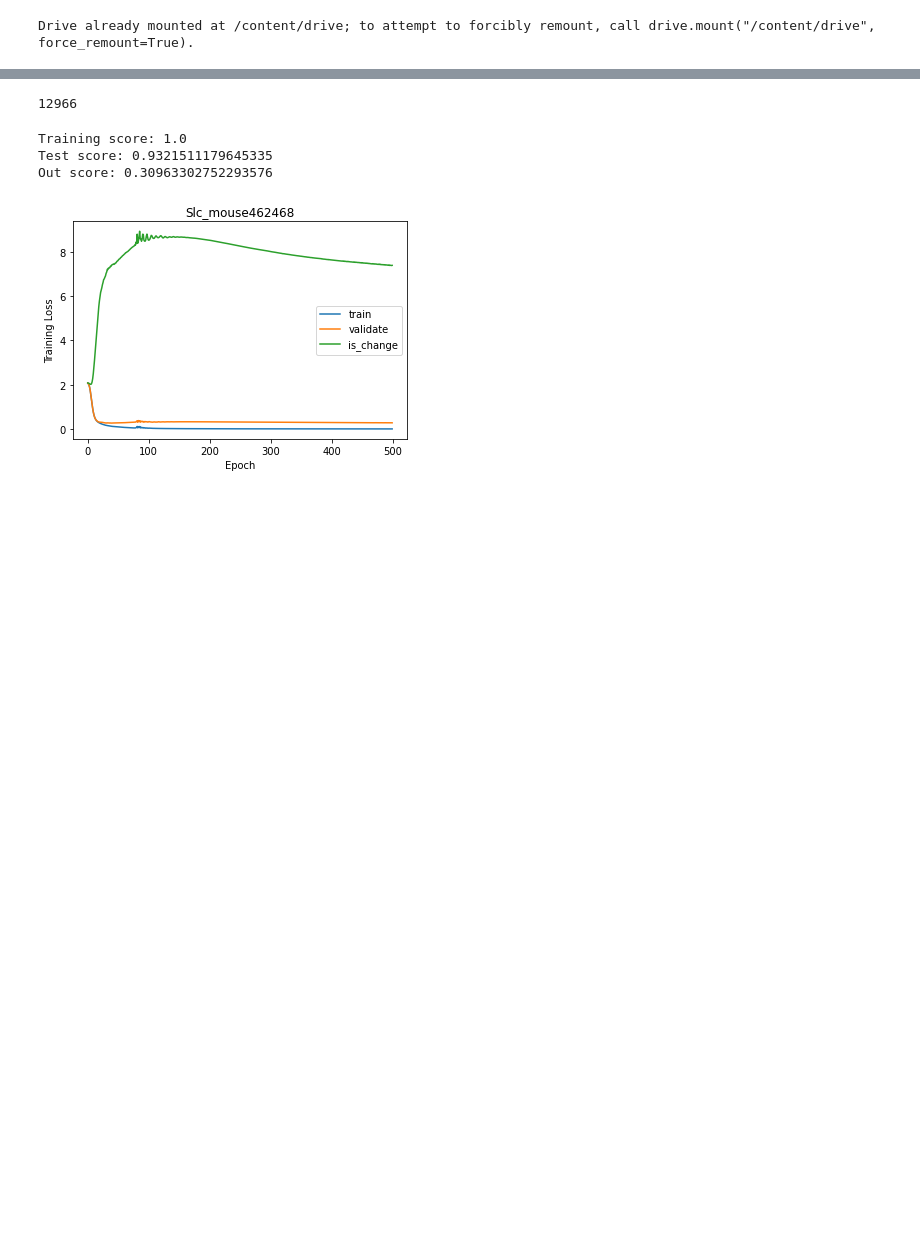
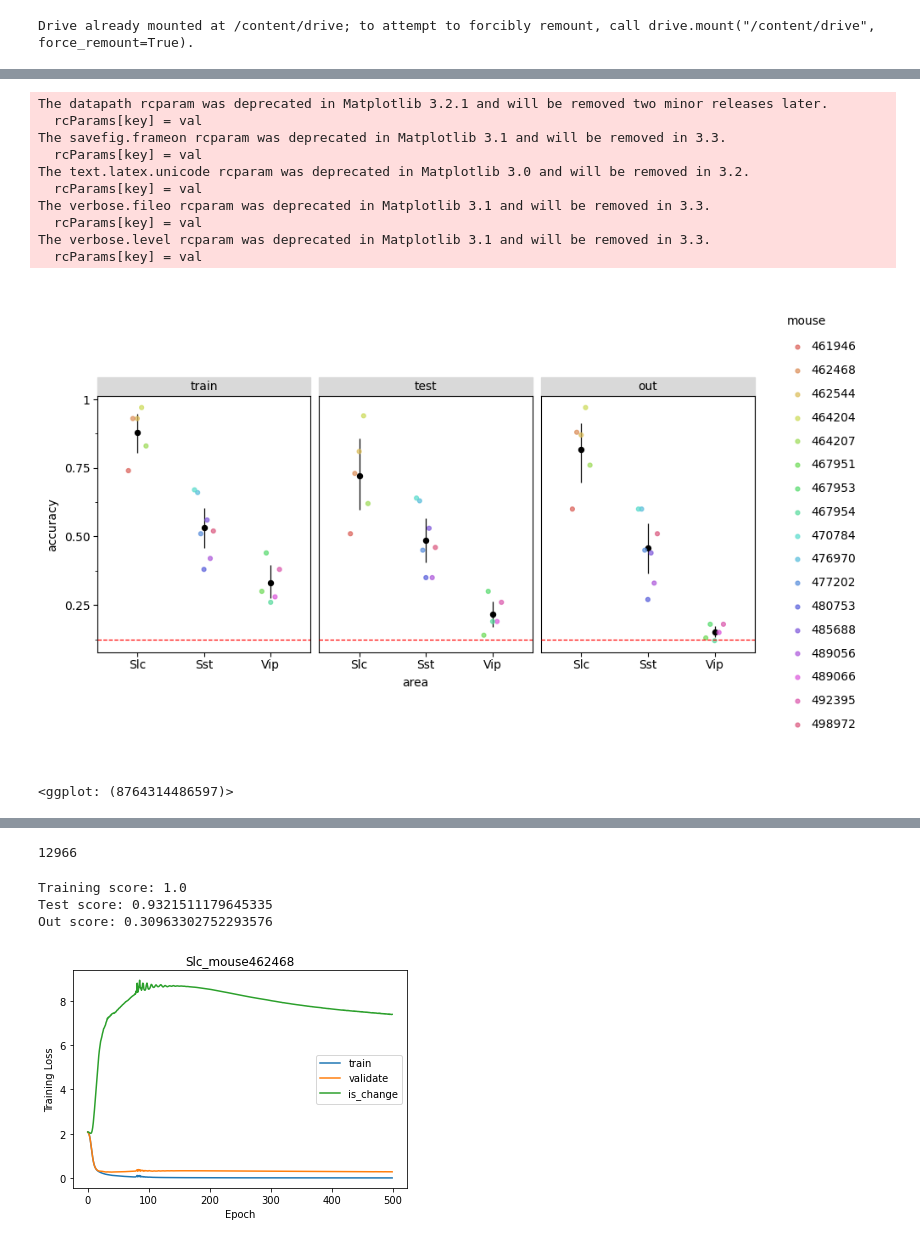
Before and after one commit to Akhilesh-K-Yadav/NMA-22-DL-Saltenas-Project, a Jupyter notebook: Saltenas2.ipynb, the cells around one changed output, grey strips where cells are left out. Drawn from its saved outputs; the diff is of its cells as text; code cells hidden in the pictures; blank space fills up the shorter version.

```diff
--- a/Saltenas2.ipynb
+++ b/Saltenas2.ipynb
@@ -289,0 +335,25 @@ The verbose.level rcparam was deprecated in Matplotlib 3.1 and will be removed i
+# %%
+# SVM results (not saved, hand-copied from console output, DO NOT MODIFY!)
+train_acc = [0.74,0.93,0.93,0.97,0.83,0.67,0.66,0.51,0.38,0.56,0.42,0.52,0.3,0.44,0.26,0.28,0.38]
+test_acc = [0.51,0.73,0.81,0.94,0.62,0.64,0.63,0.45,0.35,0.53,0.35,0.46,0.14,0.3,0.19,0.19,0.26]
+out_acc = [0.6,0.88,0.87,0.97,0.76,0.6,0.6,0.45,0.27,0.44,0.33,0.51,0.13,0.18,0.12,0.15,0.18]
+mouse_id = [461946,462468,462544,464204,464207,470784,476970,477202,480753,485688,489056,498972,467951,467953,467954,489066,492395]
+area=['Slc','Slc','Slc','Slc','Slc','Sst','Sst','Sst','Sst','Sst','Sst','Sst','Vip','Vip','Vip','Vip','Vip']
+data=['train','test','out']
+accuracy_data = pd.DataFrame({'accuracy':np.concatenate([train_acc,test_acc,out_acc]),'data':np.repeat(data,17),'mouse':np.tile(mouse_id,3),'area':np.tile(area,3),'n_cells':1})
+#accuracy_data.to_pickle('/content/drive/MyDrive/Mouse_Data/accuracy_data_N17_SVMdffbc.pkl')
+# %%
+accuracy_plot(accuracy_data)
+# %% [output]
+The datapath rcparam was deprecated in Matplotlib 3.2.1 and will be removed two minor releases later.
+  rcParams[key] = val
+The savefig.frameon rcparam was deprecated in Matplotlib 3.1 and will be removed in 3.3.
+  rcParams[key] = val
+The text.latex.unicode rcparam was deprecated in Matplotlib 3.0 and will be removed in 3.2.
+  rcParams[key] = val
+The verbose.fileo rcparam was deprecated in Matplotlib 3.1 and will be removed in 3.3.
+  rcParams[key] = val
+The verbose.level rcparam was deprecated in Matplotlib 3.1 and will be removed in 3.3.
+  rcParams[key] = val
+[figure, added]
+<ggplot: (8764314486597)>
```
Also changed, not shown: parts of 8 cells of this notebook.
